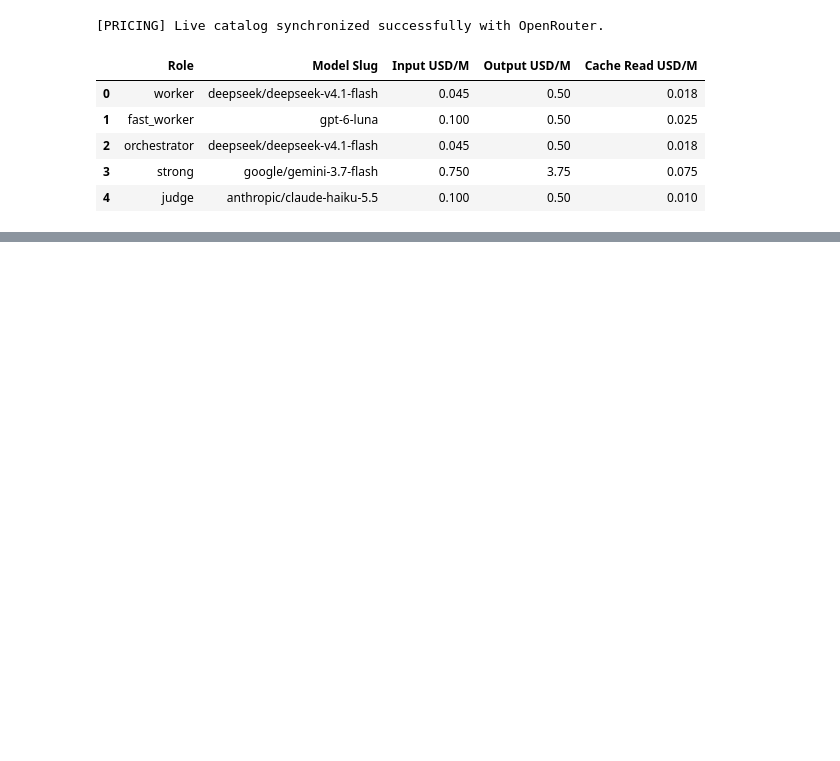
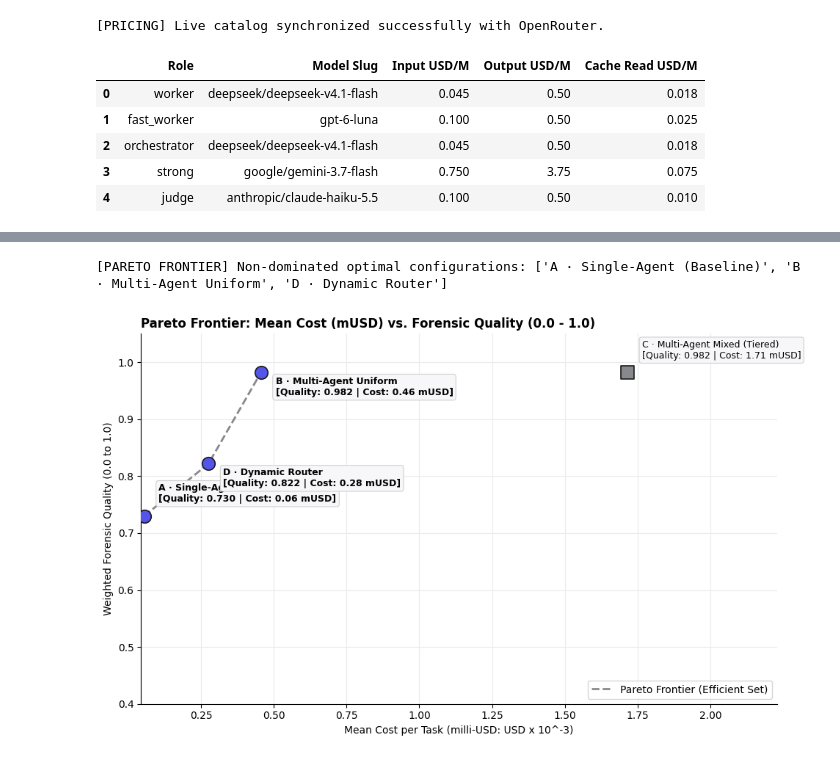
Before and after one commit to EstebanGZam/multi-agent, a Jupyter notebook: reto3_topologia_multiagente_forense_legal.ipynb, the cells around one changed output, grey strips where cells are left out. Drawn from its saved outputs; the diff is of its cells as text; code cells hidden in the pictures; blank space fills up the shorter version.

```diff
--- a/reto3_topologia_multiagente_forense_legal.ipynb
+++ b/reto3_topologia_multiagente_forense_legal.ipynb
@@ -1962,0 +1803,60 @@ Se consolidan los siguientes criterios de diseño arquitectónico:
+# %%
+# Formal Mathematical Computation of the Pareto Frontier
+
+def compute_pareto_frontier(summary_table: pd.DataFrame) -> list[str]:
+    """Identify non-dominated configurations in Cost vs Quality space."""
+    points = summary_table[["Mean Cost USD", "Mean Quality (0-1)"]]
+    non_dominated = []
+
+    for name, (c, q) in points.iterrows():
+        dominated = False
+        for other_name, (c_other, q_other) in points.iterrows():
+            if (c_other <= c and q_other >= q) and (c_other < c or q_other > q):
+                dominated = True
+                break
+        if not dominated:
+            non_dominated.append(name)
+
+    return non_dominated
+
+pareto_set = compute_pareto_frontier(SUMMARY_TABLE)
+print(f"[PARETO FRONTIER] Non-dominated optimal configurations: {pareto_set}")
+
+# Plotting the Pareto Frontier
+fig, ax = plt.subplots(figsize=(10, 6))
+
+costs = SUMMARY_TABLE["Mean Cost USD"] * 1000  # convert to mUSD
+qualities = SUMMARY_TABLE["Mean Quality (0-1)"]
+
+# Sort frontier points by cost for line plotting
+frontier_df = SUMMARY_TABLE.loc[pareto_set].sort_values("Mean Cost USD")
+ax.plot(frontier_df["Mean Cost USD"] * 1000, frontier_df["Mean Quality (0-1)"],
+        linestyle="--", color="#88898c", linewidth=2, zorder=1, label="Pareto Frontier (Efficient Set)")
+
+for idx, (name, row) in enumerate(SUMMARY_TABLE.iterrows()):
+    is_pareto = name in pareto_set
+    c_val = row["Mean Cost USD"] * 1000
+    q_val = row["Mean Quality (0-1)"]
+
+    color = "#5454e9" if is_pareto else "#88898c"
+    marker = "o" if is_pareto else "s"
+    ax.scatter(c_val, q_val, s=160, color=color, marker=marker, zorder=3, edgecolors="#1a1a1a", linewidth=1.2)
+
+    label_text = f"{name}\n[Quality: {q_val:.3f} | Cost: {c_val:.2f} mUSD]"
+    offset_y = 0.025 if idx % 2 == 0 else -0.04
+    ax.annotate(label_text, (c_val, q_val), xytext=(c_val + 0.05, q_val + offset_y),
+                fontsize=9, fontweight="bold" if is_pareto else "normal",
+                bbox=dict(boxstyle="round,pad=0.3", fc="#f7f7f9", ec="#d0d0d0", lw=0.8))
+
+ax.set_title("Pareto Frontier: Mean Cost (mUSD) vs. Forensic Quality (0.0 - 1.0)")
+ax.set_xlabel("Mean Cost per Task (milli-USD: USD x 10^-3)")
+ax.set_ylabel("Weighted Forensic Quality (0.0 to 1.0)")
+ax.set_ylim(0.40, 1.05)
+ax.set_xlim(min(costs) * 0.8, max(costs) * 1.3)
+ax.legend(loc="lower right", frameon=True)
+
+plt.tight_layout()
+plt.show()
+# %% [output]
+[PARETO FRONTIER] Non-dominated optimal configurations: ['A · Single-Agent (Baseline)', 'B · Multi-Agent Uniform', 'D · Dynamic Router']
+[figure, added]
```
Also changed, not shown: parts of 51 cells of this notebook, 1 other file.
